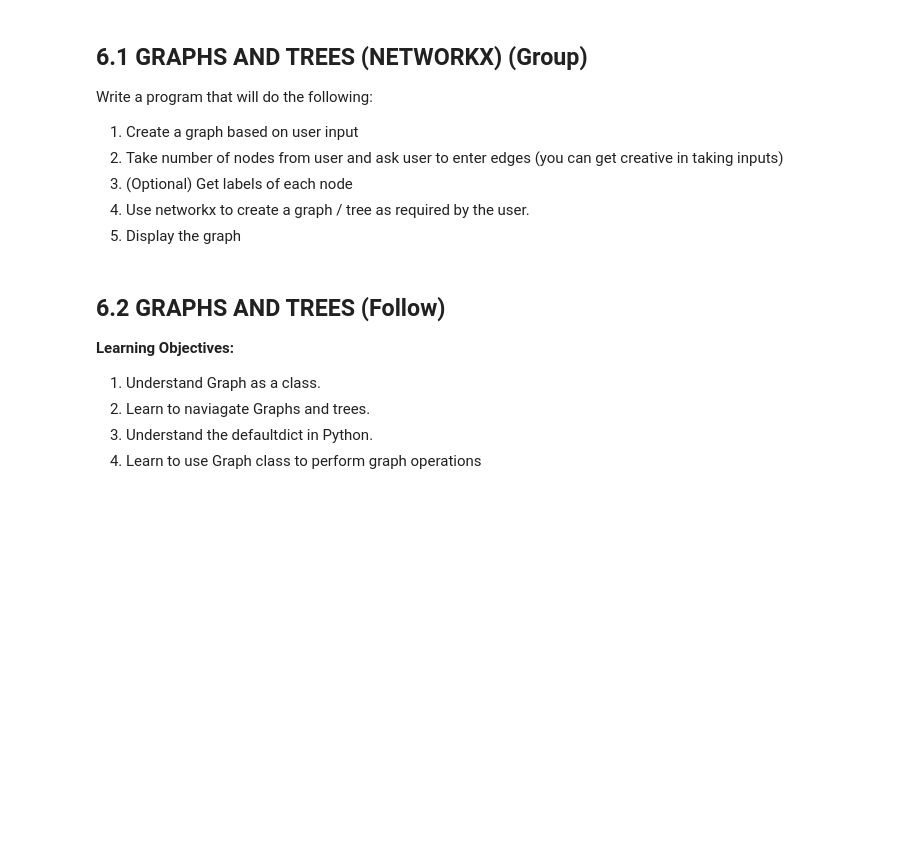
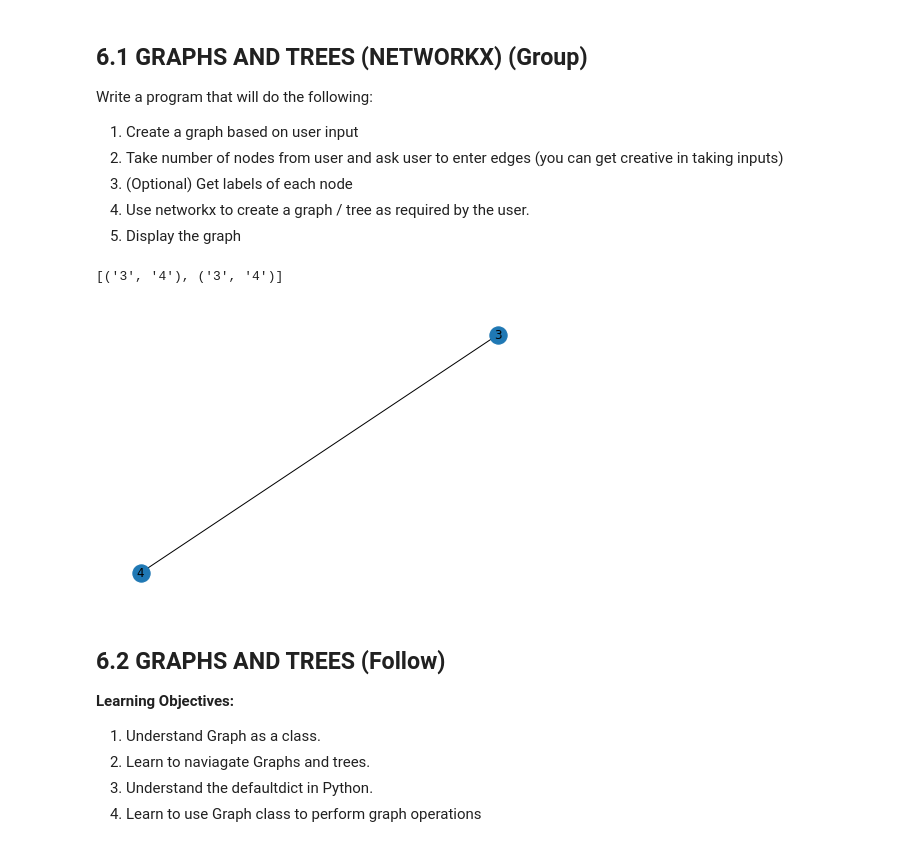
Before and after one commit to jeffgoeken/My_NCState_Homework, a Jupyter notebook: Week6-student.ipynb, the cells around one changed output. Drawn from its saved outputs; the diff is of its cells as text; code cells hidden in the pictures; blank space fills up the shorter version.

```diff
--- a/Week6-student.ipynb
+++ b/Week6-student.ipynb
@@ -106,9 +100,20 @@ Write a program that will do the following:
 4. Use networkx to create a graph / tree as required by the user.
 5. Display the graph
 # %%
+import networkx as nx
+
 num_nodes = input("Enter the number of nodes in the graph: ")
+G = nx.Graph()
+elist = []
 for i in range(int(num_nodes)):
-    G.add_node(i)
+    elist.append(tuple(input('please enter Space seperated values for the edge: ').split() ))
+
+print(elist)
+G.add_edges_from(elist)
+nx.draw(G, with_labels = True)
+# %% [output]
+[('3', '4'), ('3', '4')]
+[figure, added]
 # %% [markdown]
 ## 6.2 GRAPHS AND TREES (Follow)
 **Learning Objectives:**
```
Also changed, not shown: parts of 1 cell of this notebook.
